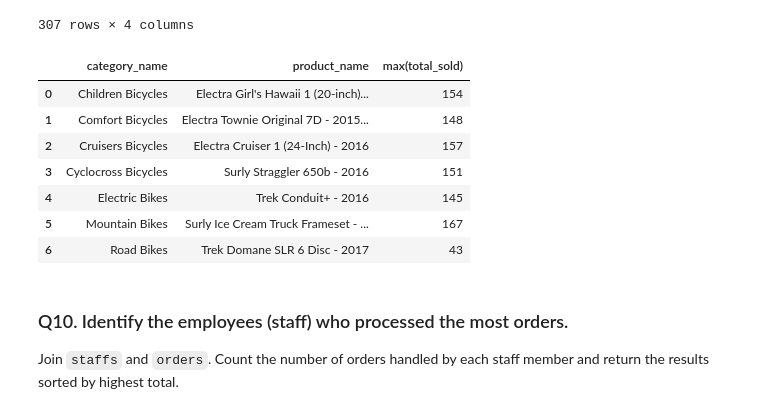
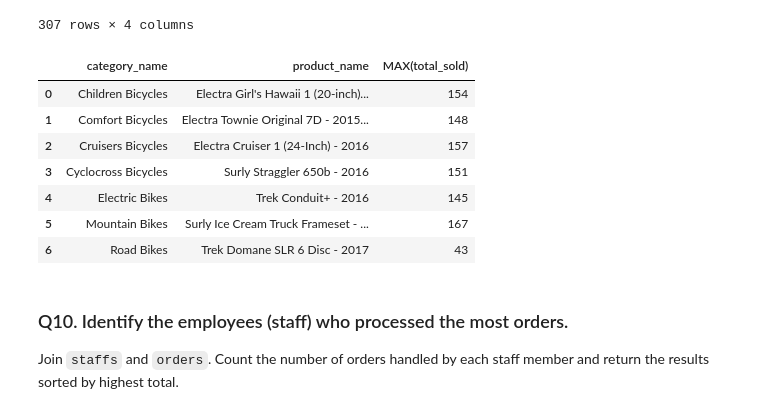
Before and after one commit to sithid/DataAnalysisModule3, a Jupyter notebook: Week3/workflow_practice.ipynb, the cells around one changed output. Drawn from its saved outputs; the diff is of its cells as text; code cells hidden in the pictures.

```diff
--- a/Week3/workflow_practice.ipynb
+++ b/Week3/workflow_practice.ipynb
@@ -266,22 +402,26 @@ SELECT
 307 rows × 4 columns
 # %%
 pd.read_sql("""
-WITH category_product_sales AS (SELECT
-c.category_name,
-p.product_name,
-SUM(oi.quantity) AS total_sold
-FROM categories c
-JOIN products p ON c.category_id = p.category_id
-JOIN order_items oi ON p.product_id = oi.product_id
-group by c.category_name, p.product_name
+WITH category_product_sales AS (
+  SELECT
+    c.category_name,
+    p.product_name,
+    SUM(oi.quantity) AS total_sold
+  FROM categories c
+  JOIN products p ON c.category_id = p.category_id
+  JOIN order_items oi ON p.product_id = oi.product_id
+  GROUP BY c.category_name, p.product_name
 )
 
-select category_name, product_name, max(total_sold)
-from category_product_sales
-group by category_name
+SELECT
+  category_name,
+  product_name,
+  MAX(total_sold)
+FROM category_product_sales
+GROUP BY category_name;
 """, connection)
 # %% [output]
-|  | category_name | product_name | max(total_sold) |
+|  | category_name | product_name | MAX(total_sold) |
 | 0 | Children Bicycles | Electra Girl's Hawaii 1 (20-inch)... | 154 |
 | 1 | Comfort Bicycles | Electra Townie Original 7D - 2015... | 148 |
 | 2 | Cruisers Bicycles | Electra Cruiser 1 (24-Inch) - 2016 | 157 |
```
Also changed, not shown: parts of 8 cells of this notebook, 5 other files.
